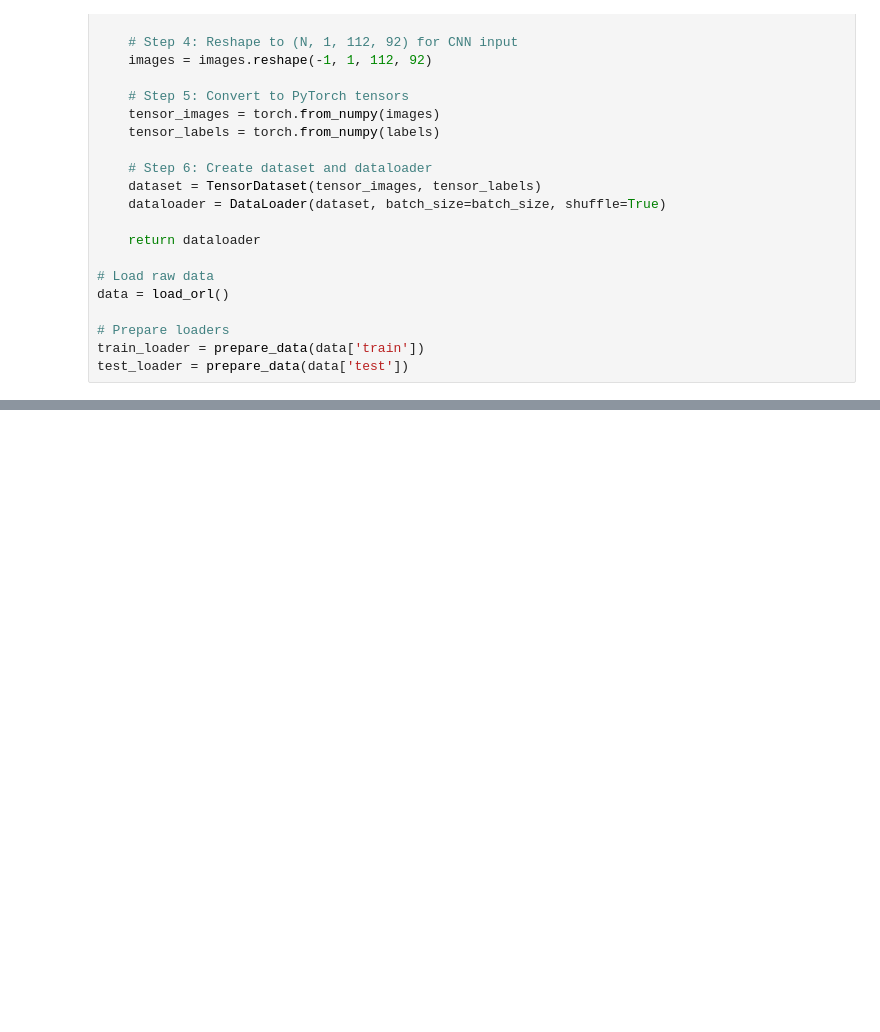
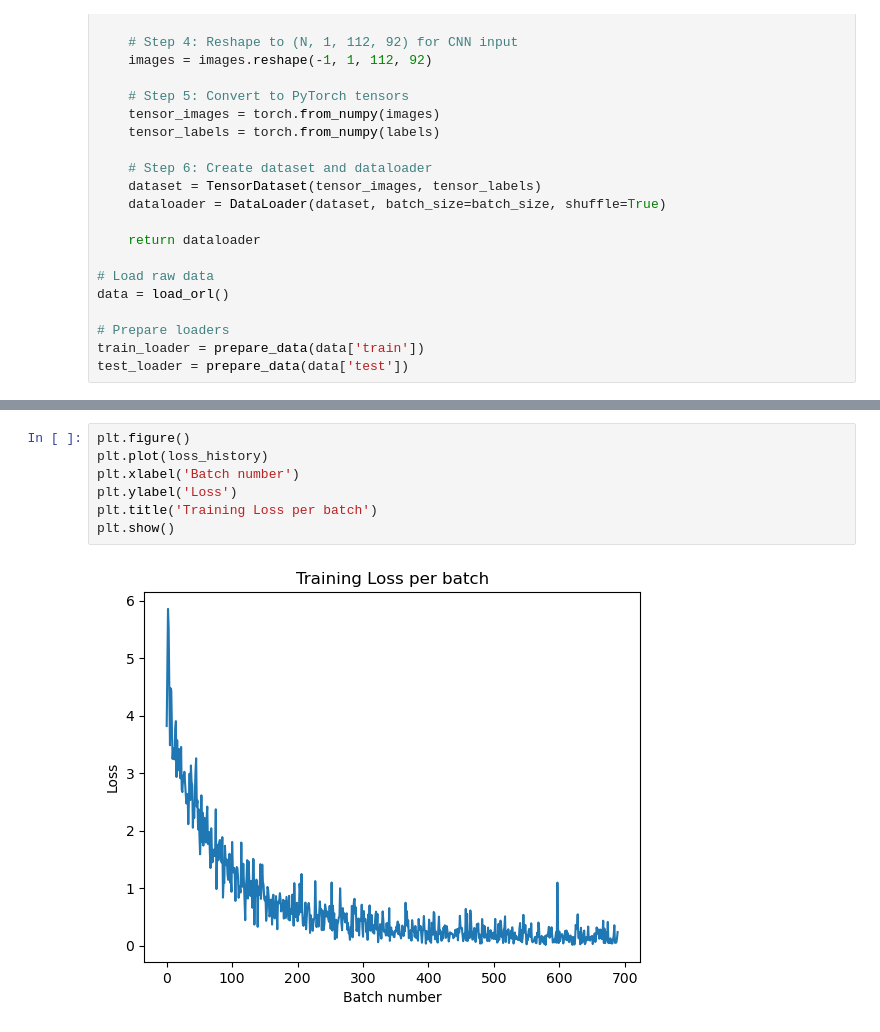
Before and after one commit to stanleyko2004/189-stage-3, a Jupyter notebook: ORL.ipynb, the cells around one changed output, grey strips where cells are left out. Drawn from its saved outputs; the diff is of its cells as text; blank space fills up the shorter version.

```diff
--- a/ORL.ipynb
+++ b/ORL.ipynb
@@ -211,3 +259,12 @@ Accuracy on test set: 92.50%
+# %%
+plt.figure()
+plt.plot(loss_history)
+plt.xlabel('Batch number')
+plt.ylabel('Loss')
+plt.title('Training Loss per batch')
+plt.show()
+# %% [output]
+[figure, added]
 # %%
 plt.figure()
 plt.plot(train_losses)
```
Also changed, not shown: parts of 6 cells of this notebook.
